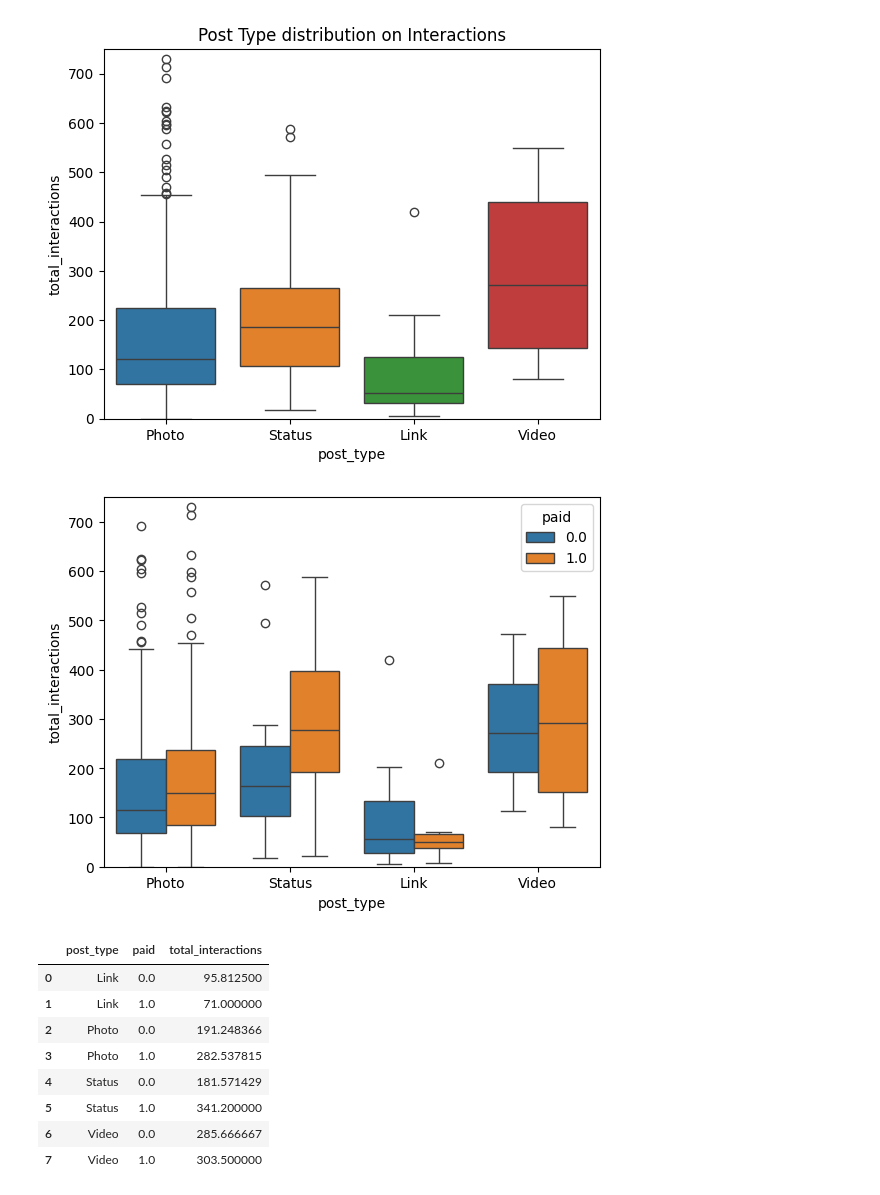
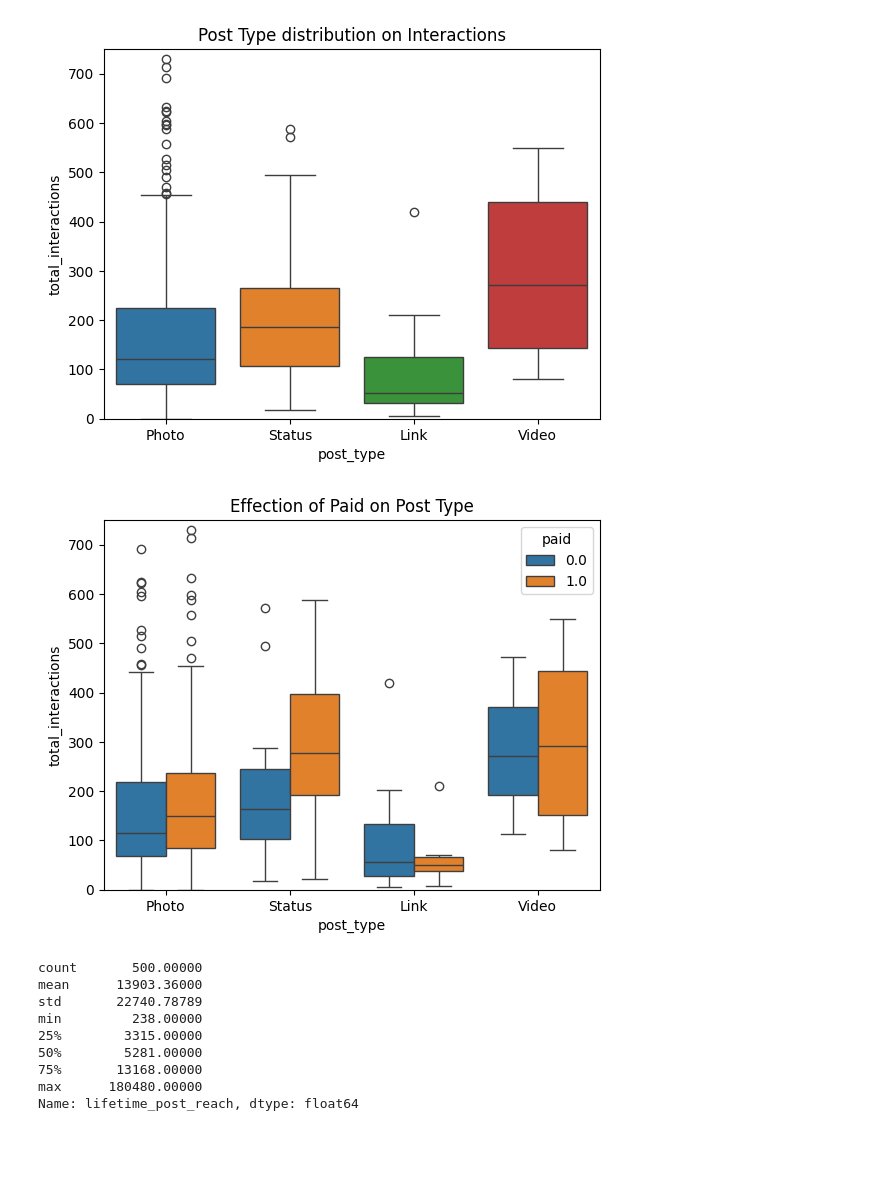
Before and after one commit to liammarsadeh/Facebook-Dataset-Project, a Jupyter notebook: FaceBook_dataset.ipynb, the cells around one changed output. Cells and saved outputs as stored; diff of their text form; code cells hidden in the pictures; blank space fills up the shorter version.

Commit message:
New Branch so We can have more flexibility on Analysis and Visualization

```diff
--- a/FaceBook_dataset.ipynb
+++ b/FaceBook_dataset.ipynb
@@ -321,21 +324,21 @@ plt.show()
 [figure]
 # %%
 # we can see main differences between paid and non paid and where it effect mostly in
-plt.title('
+plt.title('Effection of Paid on Post Type')
 sns.boxplot(x='post_type',y='total_interactions',data=df,hue='paid')
 plt.ylim(0,750)
 plt.show()
 # %% [output]
-[figure, old version]
+[figure, new version]
 # %%
-interaction_type
+df['lifetime_post_reach'].describe()
 # %% [output]
-|  | post_type | paid | total_interactions |
-| 0 | Link | 0.0 | 95.812500 |
-| 1 | Link | 1.0 | 71.000000 |
-| 2 | Photo | 0.0 | 191.248366 |
-| 3 | Photo | 1.0 | 282.537815 |
-| 4 | Status | 0.0 | 181.571429 |
-| 5 | Status | 1.0 | 341.200000 |
-| 6 | Video | 0.0 | 285.666667 |
-| 7 | Video | 1.0 | 303.500000 |
+count       500.00000
+mean      13903.36000
+std       22740.78789
+min         238.00000
+25%        3315.00000
+50%        5281.00000
+75%       13168.00000
+max      180480.00000
+Name: lifetime_post_reach, dtype: float64
```
Also changed, not shown: parts of 21 cells of this notebook.
